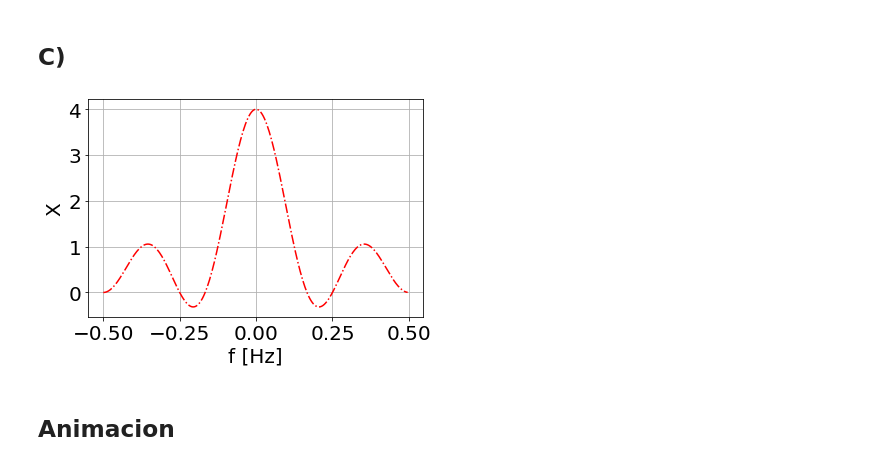
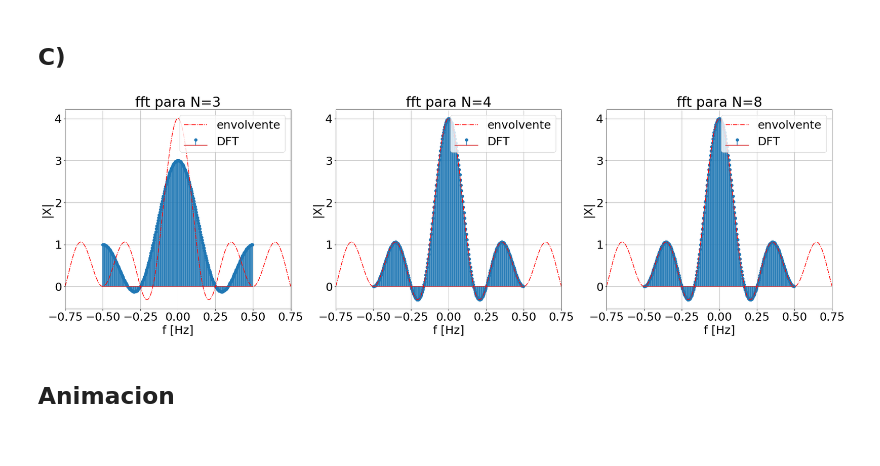
Before and after one commit to Equipo-2-DSP/informe_parte_2, a Jupyter notebook: 03-Discreta-Aperiodica.ipynb, the cells around one changed output. Drawn from its saved outputs; the diff is of its cells as text; code cells hidden in the pictures.

```diff
--- a/03-Discreta-Aperiodica.ipynb
+++ b/03-Discreta-Aperiodica.ipynb
@@ -87,15 +89,7 @@ fft_resultado = calcular_fft( x, 256, numero_muestras = 4 )
-# %%
-fig = plt.figure()
-ax = fig.gca()
-ax.plot( fft_resultado['freq'], fft_resultado['shift_X'], 'r-.' )
-#ax.stem( fft_resultado['freq'], np.abs(fft_resultado['shift_X']) )
-
-ax.grid()
-ax.set_xlabel( 'f [Hz]' )
-ax.set_ylabel( 'X' )
-plt.savefig( './Img/punto_3_c.png' )
-# %% [output]
-[figure, removed]
+# %%
+graficar_multiples_N( x, Ns, path='./Img/punto_3_c.png', zero_padding=256, envolvente=envolvente )
+# %% [output]
+[figure, added]
 # %% [markdown]
 ## Animacion
 # %%
```
Also changed, not shown: parts of 17 cells of this notebook, 6 other files.
